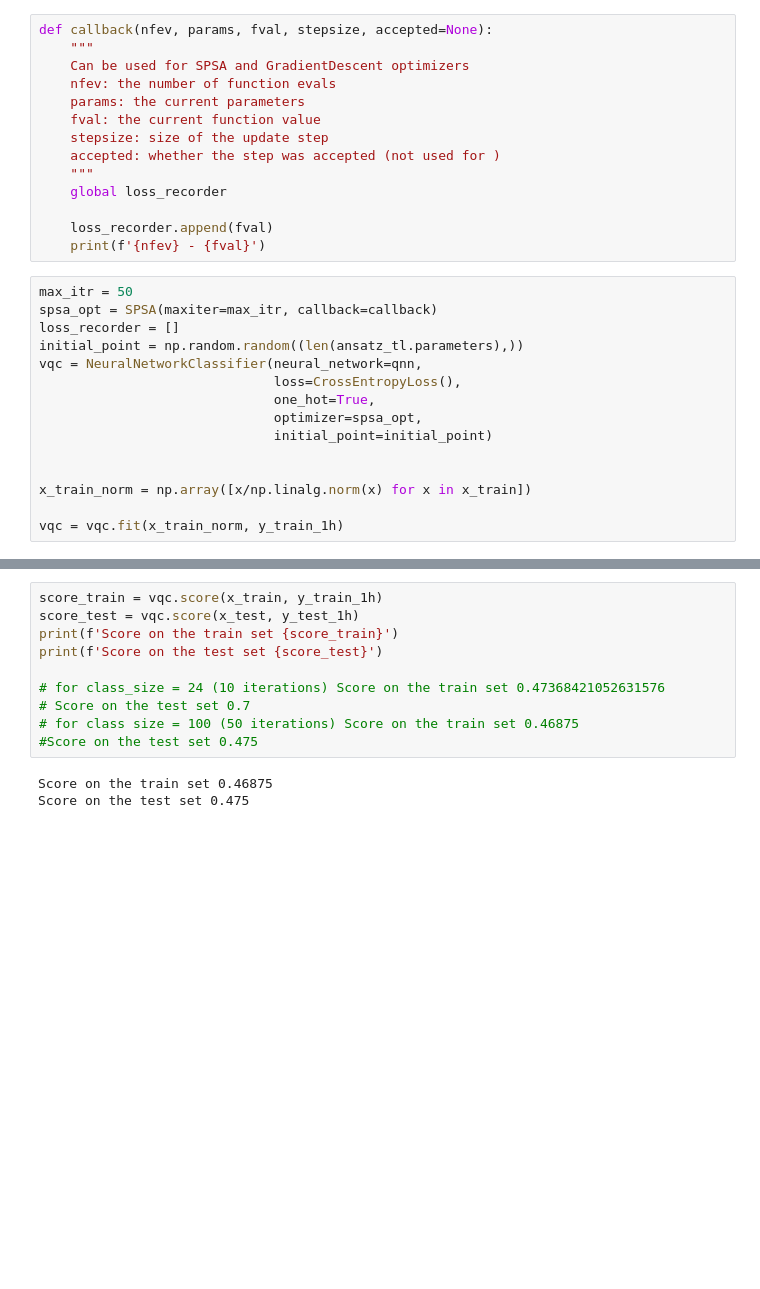
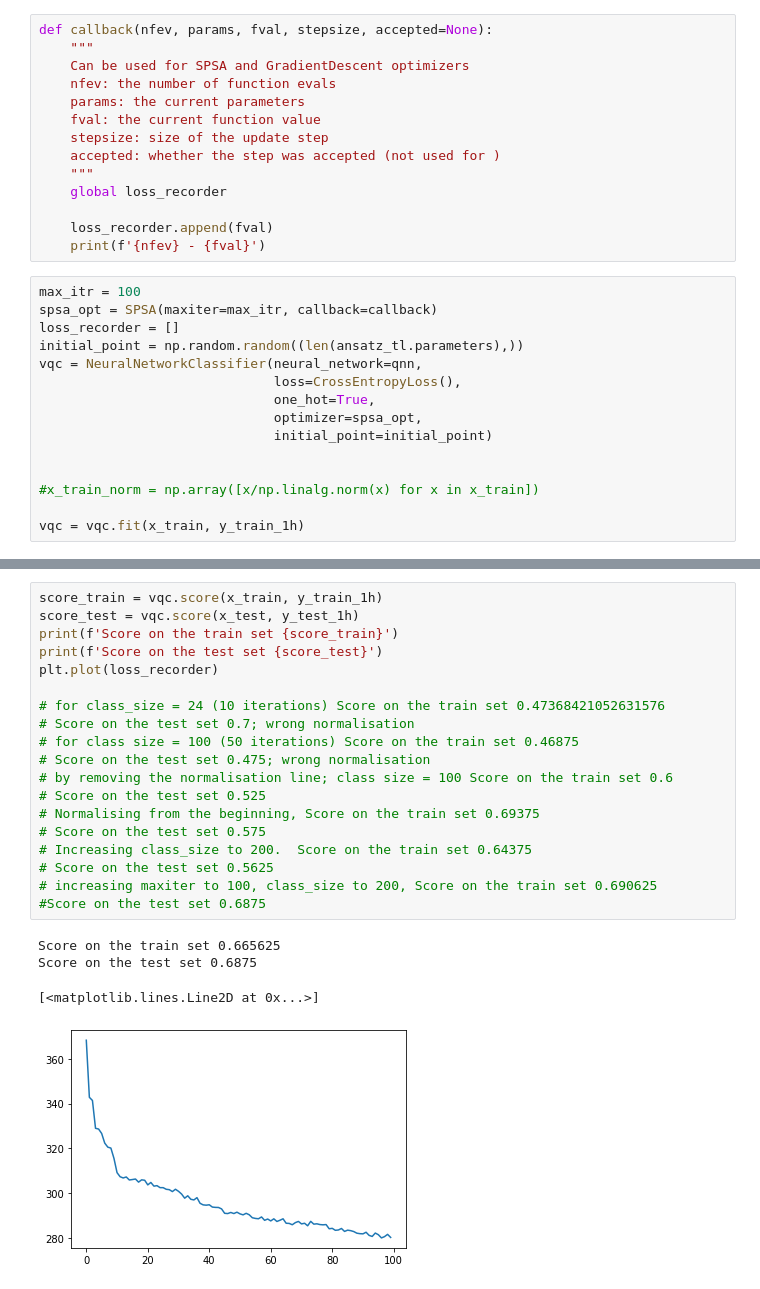
Before and after one commit to anustup2000/Learning-QML-2, a Jupyter notebook: bank_note_with_day_3_code.ipynb, the cells around one changed output, grey strips where cells are left out. Saved outputs shown, nothing was run; the diff lists cells and outputs as text; blank space fills up the shorter version.

```diff
--- a/bank_note_with_day_3_code.ipynb
+++ b/bank_note_with_day_3_code.ipynb
@@ -171,7 +173,7 @@ def callback(nfev, params, fval, stepsize, accepted=None):
     loss_recorder.append(fval)
     print(f'{nfev} - {fval}')
 # %%
-max_itr = 50
+max_itr = 100
 spsa_opt = SPSA(maxiter=max_itr, callback=callback)
 loss_recorder = []
 initial_point = np.random.random((len(ansatz_tl.parameters),))
@@ -182,7 +184,7 @@ vqc = NeuralNetworkClassifier(neural_network=qnn,
                               initial_point=initial_point)
 
 
-x_train_norm = np.array([x/np.linalg.norm(x) for x in x_train])
+#x_train_norm = np.array([x/np.linalg.norm(x) for x in x_train])
 
-vqc = vqc.fit(x_train_norm, y_train_1h)
+vqc = vqc.fit(x_train, y_train_1h)
 # %% [output]
@@ -206,13 +208,24 @@ vqc = vqc.fit(x_train_norm, y_train_1h)
 # %%
 score_train = vqc.score(x_train, y_train_1h)
 score_test = vqc.score(x_test, y_test_1h)
 print(f'Score on the train set {score_train}')
 print(f'Score on the test set {score_test}')
+plt.plot(loss_recorder)
 
 # for class_size = 24 (10 iterations) Score on the train set 0.47368421052631576
-# Score on the test set 0.7
+# Score on the test set 0.7; wrong normalisation
 # for class size = 100 (50 iterations) Score on the train set 0.46875
-#Score on the test set 0.475
+# Score on the test set 0.475; wrong normalisation
+# by removing the normalisation line; class size = 100 Score on the train set 0.6
+# Score on the test set 0.525
+# Normalising from the beginning, Score on the train set 0.69375
+# Score on the test set 0.575
+# Increasing class_size to 200.  Score on the train set 0.64375
+# Score on the test set 0.5625
+# increasing maxiter to 100, class_size to 200, Score on the train set 0.690625
+#Score on the test set 0.6875
 # %% [output]
-Score on the train set 0.46875
-Score on the test set 0.475
+Score on the train set 0.665625
+Score on the test set 0.6875
+[<matplotlib.lines.Line2D at 0x...>]
+[figure, added]
```
Also changed, not shown: parts of 7 cells of this notebook, 1 other file.
